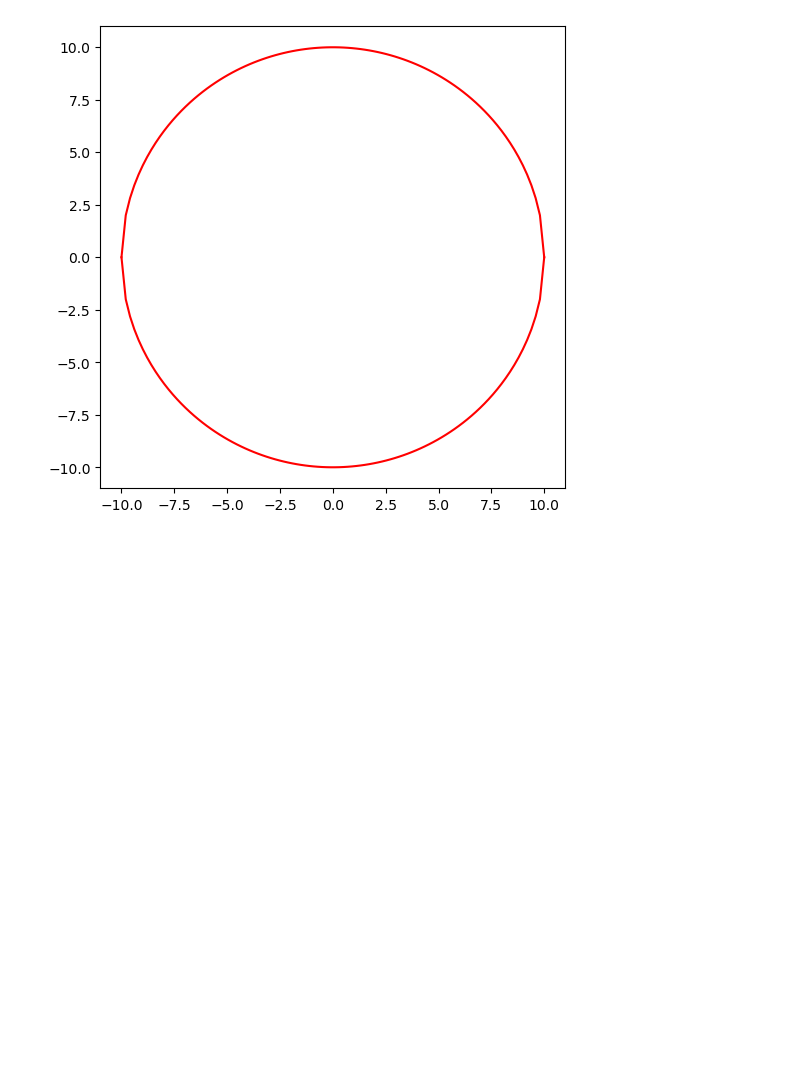
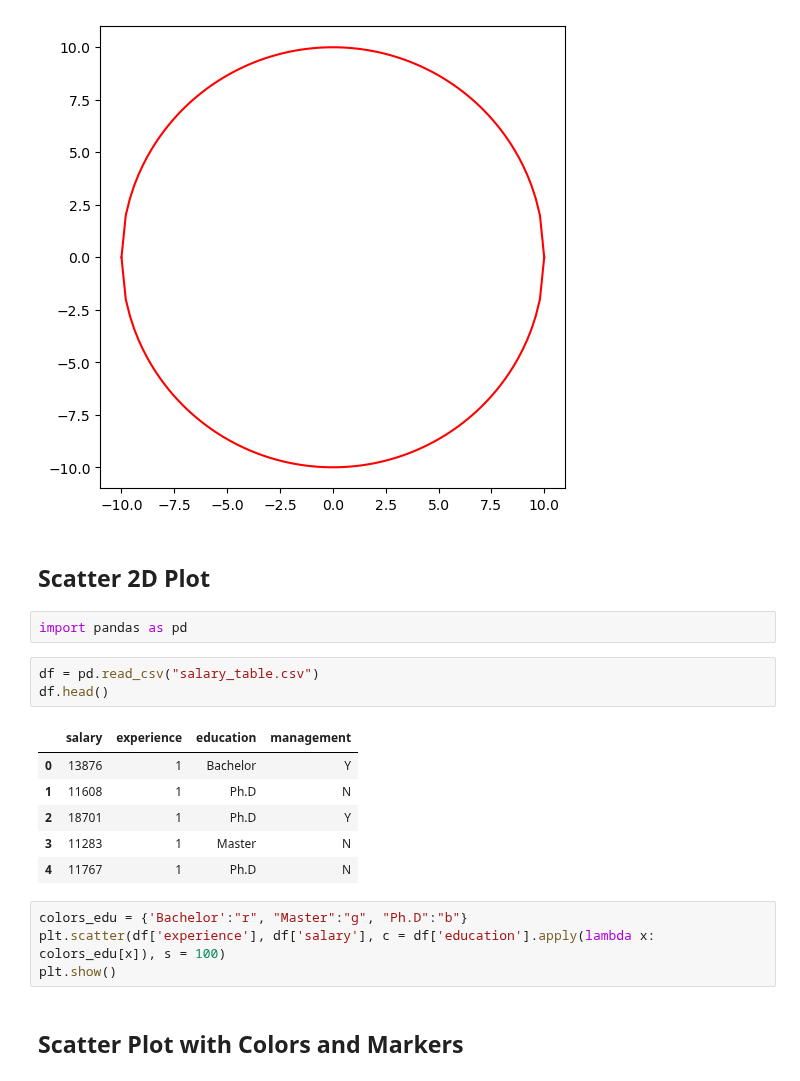
Before and after one commit to toarnabtrainer/AEC_ML_With_Python_August_2024, a Jupyter notebook: Data visualization.ipynb, the cells around one changed output. Drawn from its saved outputs; the diff is of its cells as text; blank space fills up the shorter version.

```diff
--- a/Data visualization.ipynb
+++ b/Data visualization.ipynb
@@ -104,3 +104,23 @@ plt.plot(x, -y, "-r")
 plt.show()
 # %% [output]
 [figure]
+# %% [markdown]
+## **Scatter 2D Plot**
+# %%
+import pandas as pd
+# %%
+df = pd.read_csv("salary_table.csv")
+df.head()
+# %% [output]
+|  | salary | experience | education | management |
+| 0 | 13876 | 1 | Bachelor | Y |
+| 1 | 11608 | 1 | Ph.D | N |
+| 2 | 18701 | 1 | Ph.D | Y |
+| 3 | 11283 | 1 | Master | N |
+| 4 | 11767 | 1 | Ph.D | N |
+# %%
+colors_edu = {'Bachelor':"r", "Master":"g", "Ph.D":"b"}
+plt.scatter(df['experience'], df['salary'], c = df['education'].apply(lambda x: colors_edu[x]), s = 100)
+plt.show()
+# %% [markdown]
+## **Scatter Plot with Colors and Markers**
```
Also changed, not shown: parts of 3 cells of this notebook.
